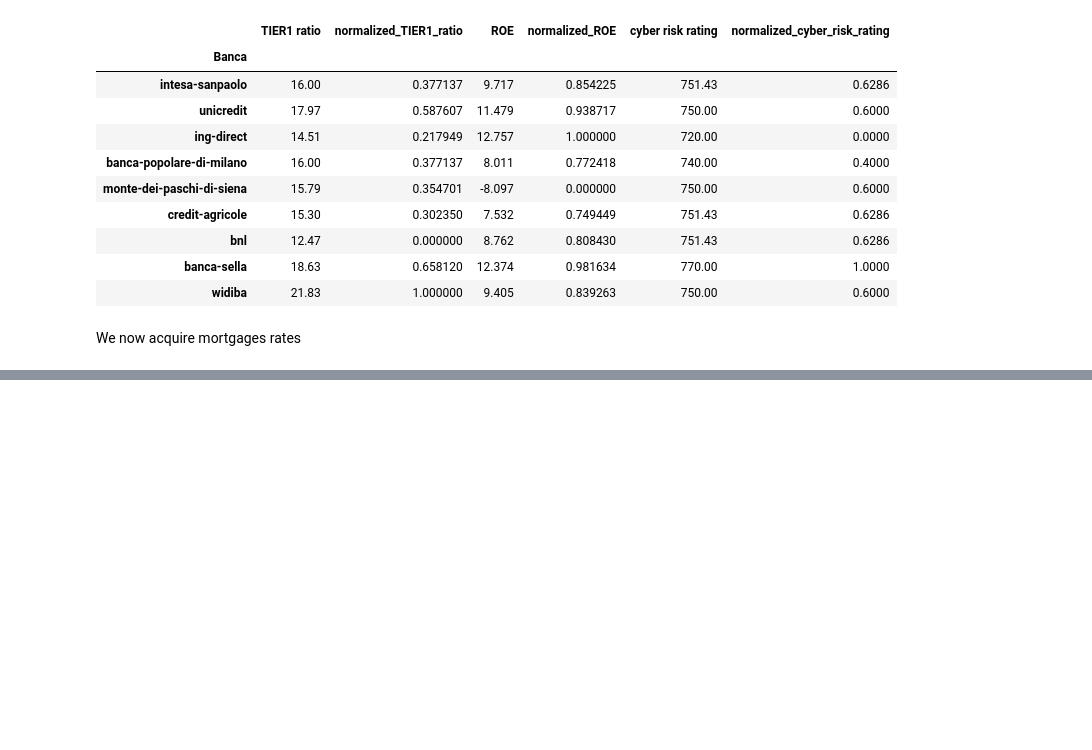
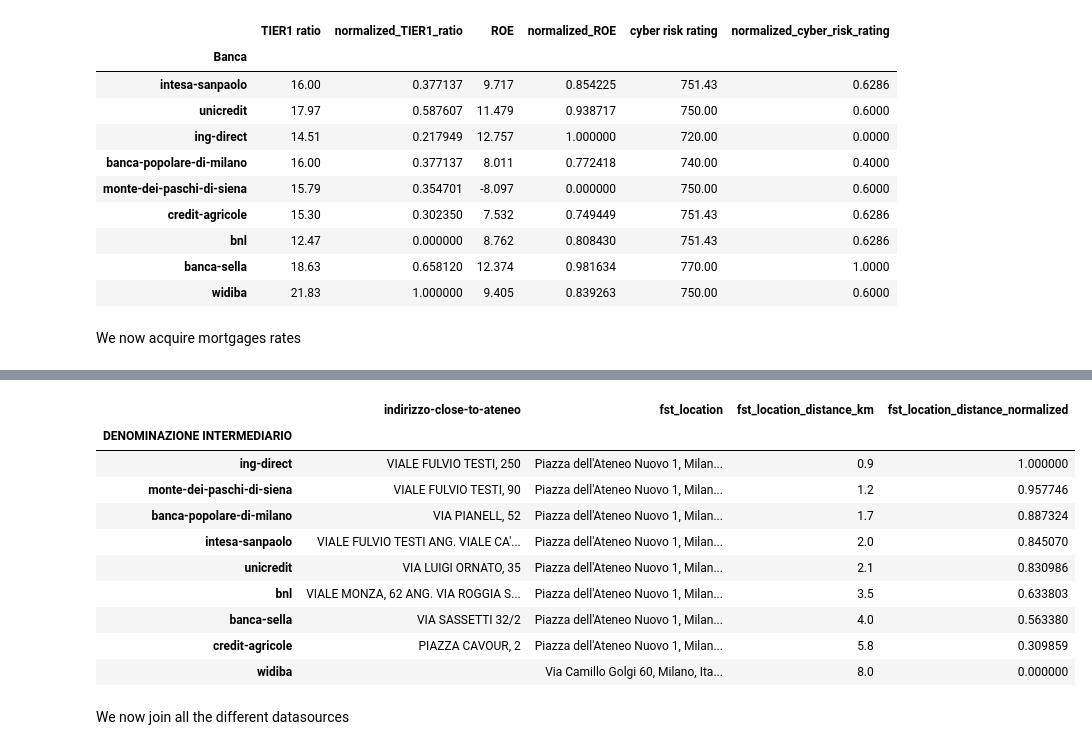
Before and after one commit to giuseppevallarelli/RighteousBanks, a Jupyter notebook: etl.ipynb, the cells around one changed output, grey strips where cells are left out. Drawn from its saved outputs; the diff is of its cells as text; code cells hidden in the pictures; blank space fills up the shorter version.

```diff
--- a/etl.ipynb
+++ b/etl.ipynb
@@ -367,0 +417,17 @@ mortgages_1998_taeg = mortgages[3].loc[:, ['Taeg', 'normalized_taeg']]
+# %%
+bank_branches_ateneo.rename(index={
+    'INTESA SANPAOLO S.P.A.': 'intesa-sanpaolo',
+    "UNICREDIT, SOCIETA' PER AZIONI": 'unicredit',
+    'ING BANK N.V.': 'ing-direct',
+    "BANCO BPM SOCIETA' PER AZIONI": 'banca-popolare-di-milano',
+    'BANCA MONTE DEI PASCHI DI SIENA S.P.A.': 'monte-dei-paschi-di-siena',
+    'BANCA WIDIBA S.P.A.': 'widiba',
+    'BANCA NAZIONALE DEL LAVORO S.P.A. (IN FORMA CONTRATTA BNL S.P.A.)': 'bnl',
+    'BANCA SELLA - S.P.A.': 'banca-sella',
+    'CREDIT AGRICOLE CORPORATE & INVESTMENT BANK': 'credit-agricole',
+}, inplace=True)
+bank_branches_ateneo.rename(columns={'INDIRIZZO': 'indirizzo-close-to-ateneo'}, inplace=True)
+# %%
+bank_branches_near_ateneo = bank_branches_ateneo[bank_branches_ateneo.index.isin(selected_banks)]
+# %%
+bank_branches_near_ateneo.loc['widiba'] = ['', 'Via Camillo Golgi 60, Milano, Italia, 20133', 8]
@@ -367,0 +439,2 @@ mortgages_1998_taeg = mortgages[3].loc[:, ['Taeg', 'normalized_taeg']]
+# %%
+bank_branches_near_ateneo['fst_location_distance_normalized'] = bank_branches_near_ateneo['fst_location_distance_km'].apply(normalized_score_min_max, args=('fst_location_distance_km', bank_branches_near_ateneo, True))
@@ -368,3 +447,19 @@ mortgages_1998_taeg = mortgages[3].loc[:, ['Taeg', 'normalized_taeg']]
+# %%
+bank_branches_near_ateneo
+# %% [output]
+|  | indirizzo-close-to-ateneo | fst_location | fst_location_distance_km | fst_location_distance_normalized |
+| DENOMINAZIONE INTERMEDIARIO |  |  |  |  |
+| ing-direct | VIALE FULVIO TESTI, 250 | Piazza dell'Ateneo Nuovo 1, Milan... | 0.9 | 1.000000 |
+| monte-dei-paschi-di-siena | VIALE FULVIO TESTI, 90 | Piazza dell'Ateneo Nuovo 1, Milan... | 1.2 | 0.957746 |
+| banca-popolare-di-milano | VIA PIANELL, 52 | Piazza dell'Ateneo Nuovo 1, Milan... | 1.7 | 0.887324 |
+| intesa-sanpaolo | VIALE FULVIO TESTI ANG. VIALE CA'... | Piazza dell'Ateneo Nuovo 1, Milan... | 2.0 | 0.845070 |
+| unicredit | VIA LUIGI ORNATO, 35 | Piazza dell'Ateneo Nuovo 1, Milan... | 2.1 | 0.830986 |
+| bnl | VIALE MONZA, 62 ANG. VIA ROGGIA S... | Piazza dell'Ateneo Nuovo 1, Milan... | 3.5 | 0.633803 |
+| banca-sella | VIA SASSETTI 32/2 | Piazza dell'Ateneo Nuovo 1, Milan... | 4.0 | 0.563380 |
+| credit-agricole | PIAZZA CAVOUR, 2 | Piazza dell'Ateneo Nuovo 1, Milan... | 5.8 | 0.309859 |
+| widiba |  | Via Camillo Golgi 60, Milano, Ita... | 8.0 | 0.000000 |
+# %% [markdown]
+We now join all the different datasources
 # %%
 reviews_and_banking_kpi = pd.merge(scores_df, df_banking_subset, left_index=True, right_index=True)
 # %%
```
Also changed, not shown: parts of 37 cells of this notebook, 4 other files.
